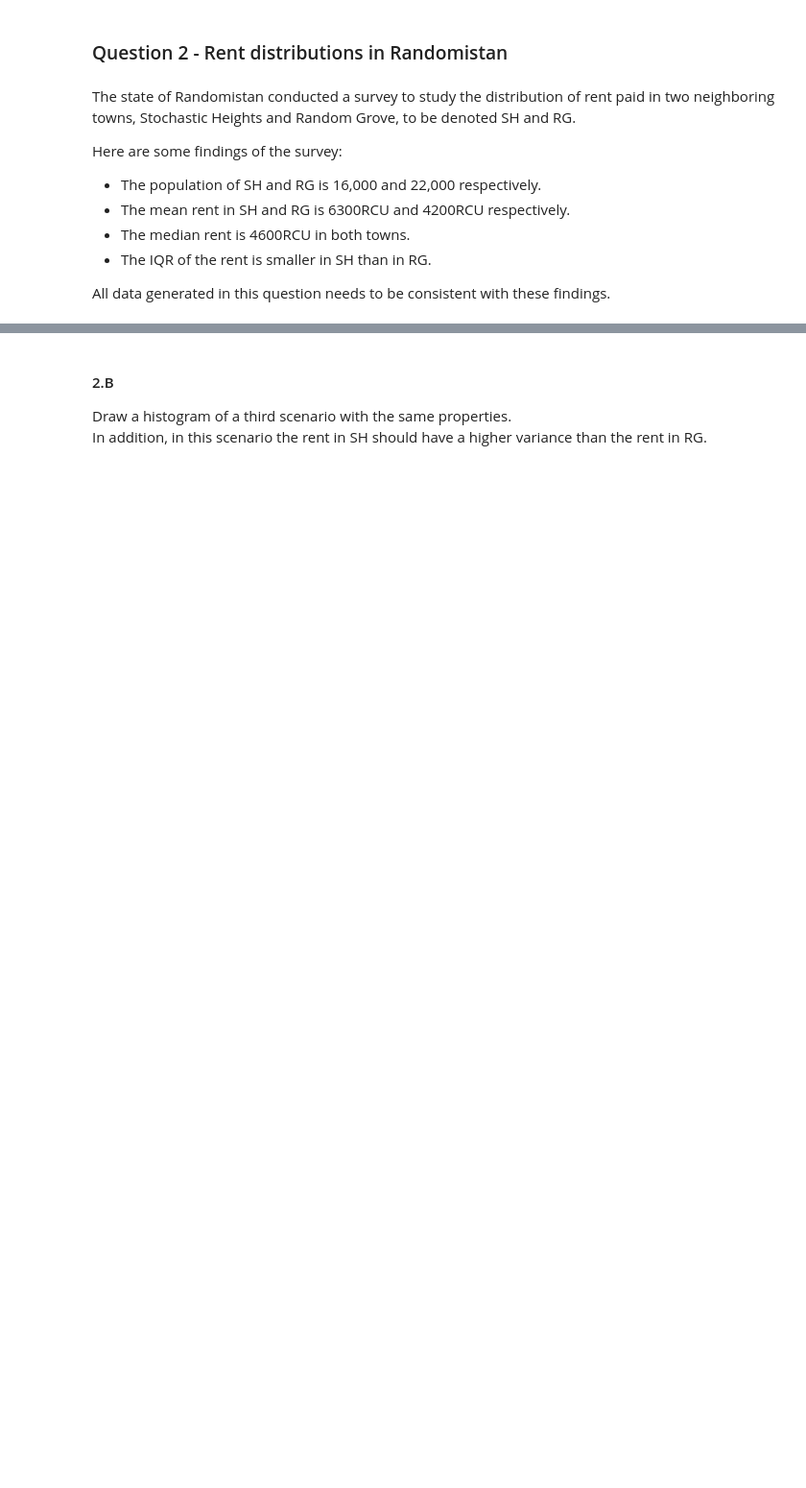
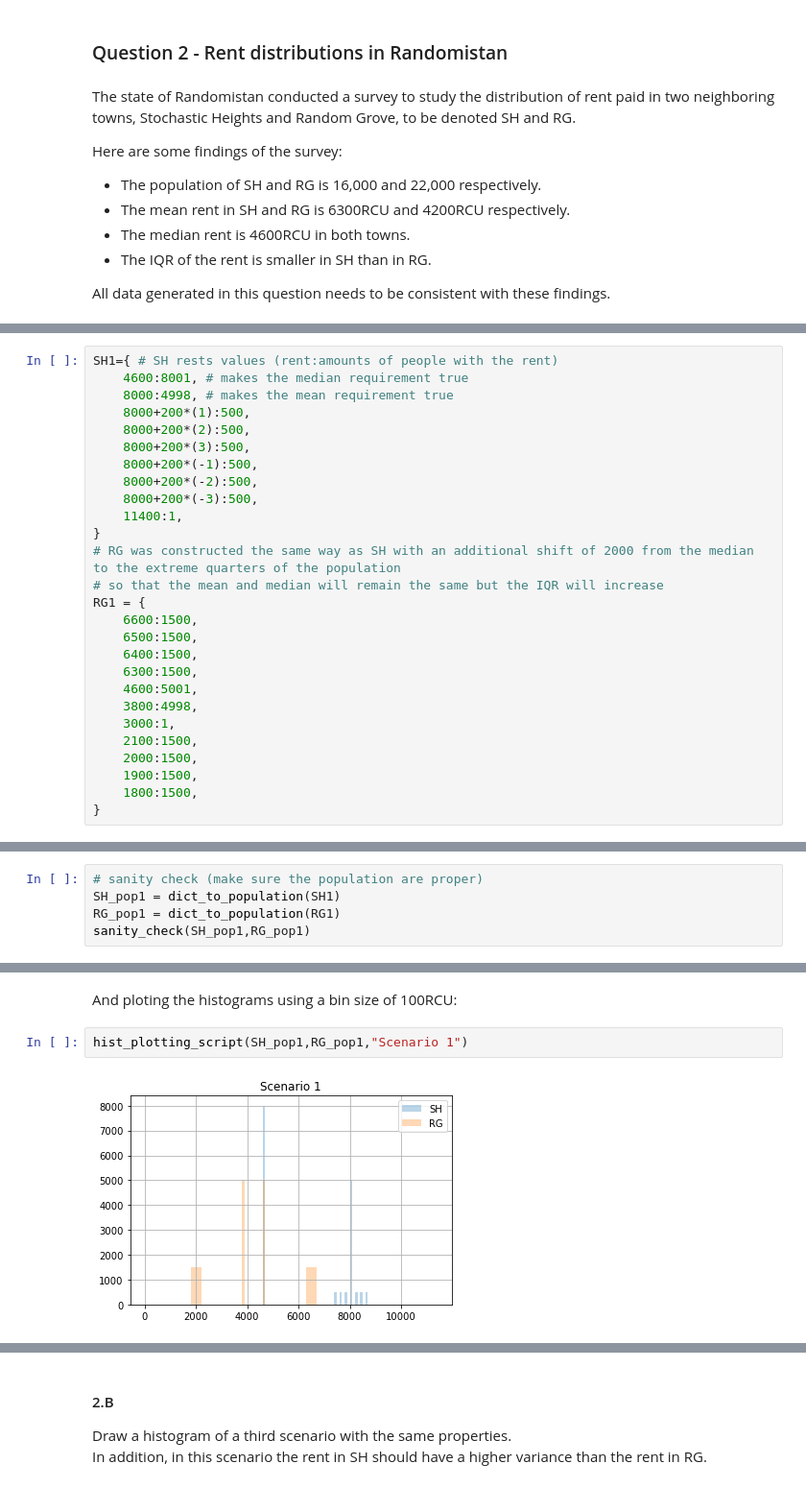
Before and after one commit to barboym/hw_statistics_runi, a Jupyter notebook: HW1.ipynb, the cells around one changed output, grey strips where cells are left out. Shown at 96% size. Drawn from its saved outputs; the diff is of its cells as text; blank space fills up the shorter version.

```diff
--- a/HW1.ipynb
+++ b/HW1.ipynb
@@ -52,0 +145,27 @@ Draw histograms that describe 2 different scenarii of possible distributions of
+# %%
+SH1={ # SH rests values (rent:amounts of people with the rent)
+    4600:8001, # makes the median requirement true
+    8000:4998, # makes the mean requirement true
+    8000+200*(1):500,
+    8000+200*(2):500,
+    8000+200*(3):500,
+    8000+200*(-1):500,
+    8000+200*(-2):500,
+    8000+200*(-3):500,
+    11400:1,
+}
+# RG was constructed the same way as SH with an additional shift of 2000 from the median to the extreme quarters of the population
+# so that the mean and median will remain the same but the IQR will increase
+RG1 = {
+    6600:1500,
+    6500:1500,
+    6400:1500,
+    6300:1500,
+    4600:5001,
+    3800:4998,
+    3000:1,
+    2100:1500,
+    2000:1500,
+    1900:1500,
+    1800:1500,
+}
@@ -52,0 +174,5 @@ Draw histograms that describe 2 different scenarii of possible distributions of
+# %%
+# sanity check (make sure the population are proper)
+SH_pop1 = dict_to_population(SH1)
+RG_pop1 = dict_to_population(RG1)
+sanity_check(SH_pop1,RG_pop1)
@@ -52,0 +186,6 @@ Draw histograms that describe 2 different scenarii of possible distributions of
+# %% [markdown]
+And ploting the histograms using a bin size of 100RCU:
+# %%
+hist_plotting_script(SH_pop1,RG_pop1,"Scenario 1")
+# %% [output]
+[figure, added]
```
Also changed, not shown: parts of 60 cells of this notebook.
